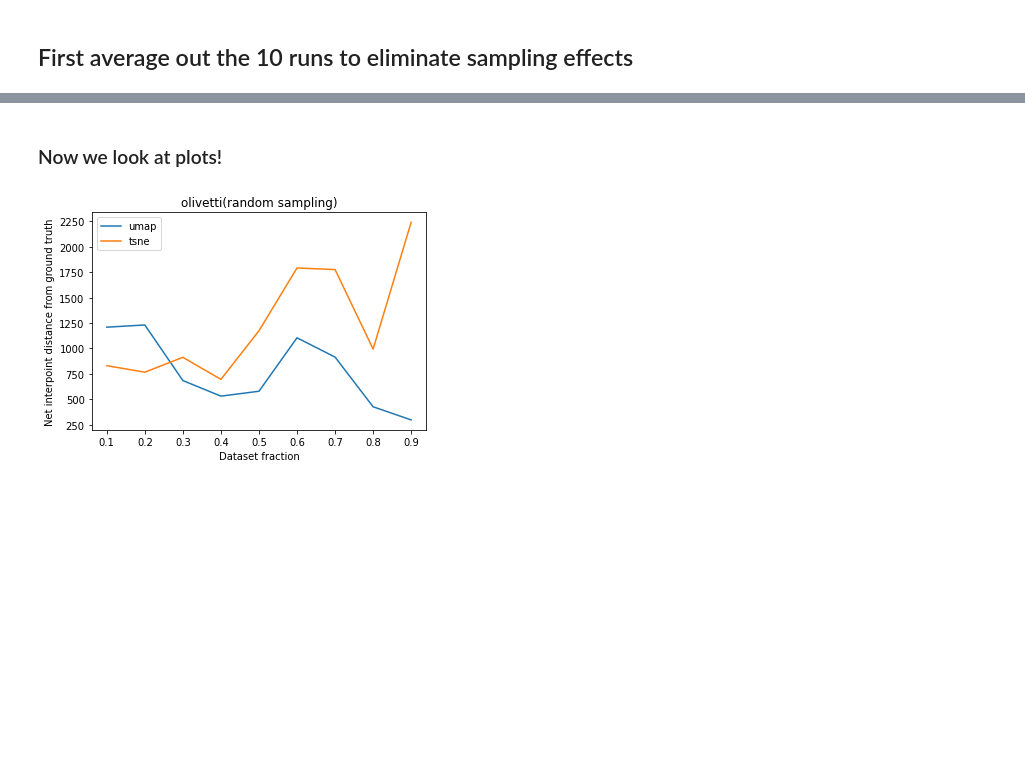
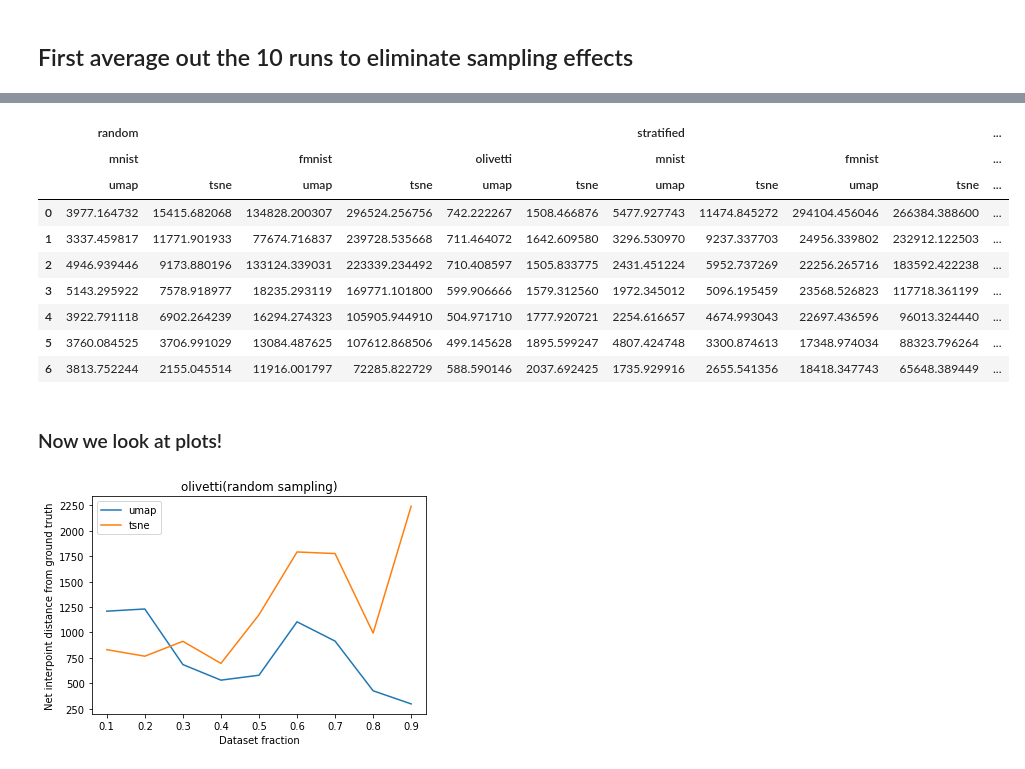
Before and after one commit to raghavmecheri/DimConvergence, a Jupyter notebook: ExperimentTwo - Analysis.ipynb, the cells around one changed output, grey strips where cells are left out. Drawn from its saved outputs; the diff is of its cells as text; code cells hidden in the pictures; blank space fills up the shorter version.

```diff
--- a/ExperimentTwo - Analysis.ipynb
+++ b/ExperimentTwo - Analysis.ipynb
@@ -119,0 +177,2 @@ Combining files now....
+# %%
+distance_from_truth_results = create_average_data(RESULTS_DIR, N_RESULT_FILES)
@@ -120,3 +196,16 @@ Combining files now....
+# %%
+distance_from_truth_results
+# %% [output]
+|  | random |  |  |  |  |  | stratified |  |  |  | ... |
+|  | mnist |  | fmnist |  | olivetti |  | mnist |  | fmnist |  | ... |
+|  | umap | tsne | umap | tsne | umap | tsne | umap | tsne | umap | tsne | ... |
+| 0 | 3977.164732 | 15415.682068 | 134828.200307 | 296524.256756 | 742.222267 | 1508.466876 | 5477.927743 | 11474.845272 | 294104.456046 | 266384.388600 | ... |
+| 1 | 3337.459817 | 11771.901933 | 77674.716837 | 239728.535668 | 711.464072 | 1642.609580 | 3296.530970 | 9237.337703 | 24956.339802 | 232912.122503 | ... |
+| 2 | 4946.939446 | 9173.880196 | 133124.339031 | 223339.234492 | 710.408597 | 1505.833775 | 2431.451224 | 5952.737269 | 22256.265716 | 183592.422238 | ... |
+| 3 | 5143.295922 | 7578.918977 | 18235.293119 | 169771.101800 | 599.906666 | 1579.312560 | 1972.345012 | 5096.195459 | 23568.526823 | 117718.361199 | ... |
+| 4 | 3922.791118 | 6902.264239 | 16294.274323 | 105905.944910 | 504.971710 | 1777.920721 | 2254.616657 | 4674.993043 | 22697.436596 | 96013.324440 | ... |
+| 5 | 3760.084525 | 3706.991029 | 13084.487625 | 107612.868506 | 499.145628 | 1895.599247 | 4807.424748 | 3300.874613 | 17348.974034 | 88323.796264 | ... |
+| 6 | 3813.752244 | 2155.045514 | 11916.001797 | 72285.822729 | 588.590146 | 2037.692425 | 1735.929916 | 2655.541356 | 18418.347743 | 65648.389449 | ... |
 # %% [markdown]
 ### Now we look at plots!
 # %%
```
Also changed, not shown: parts of 12 cells of this notebook.
